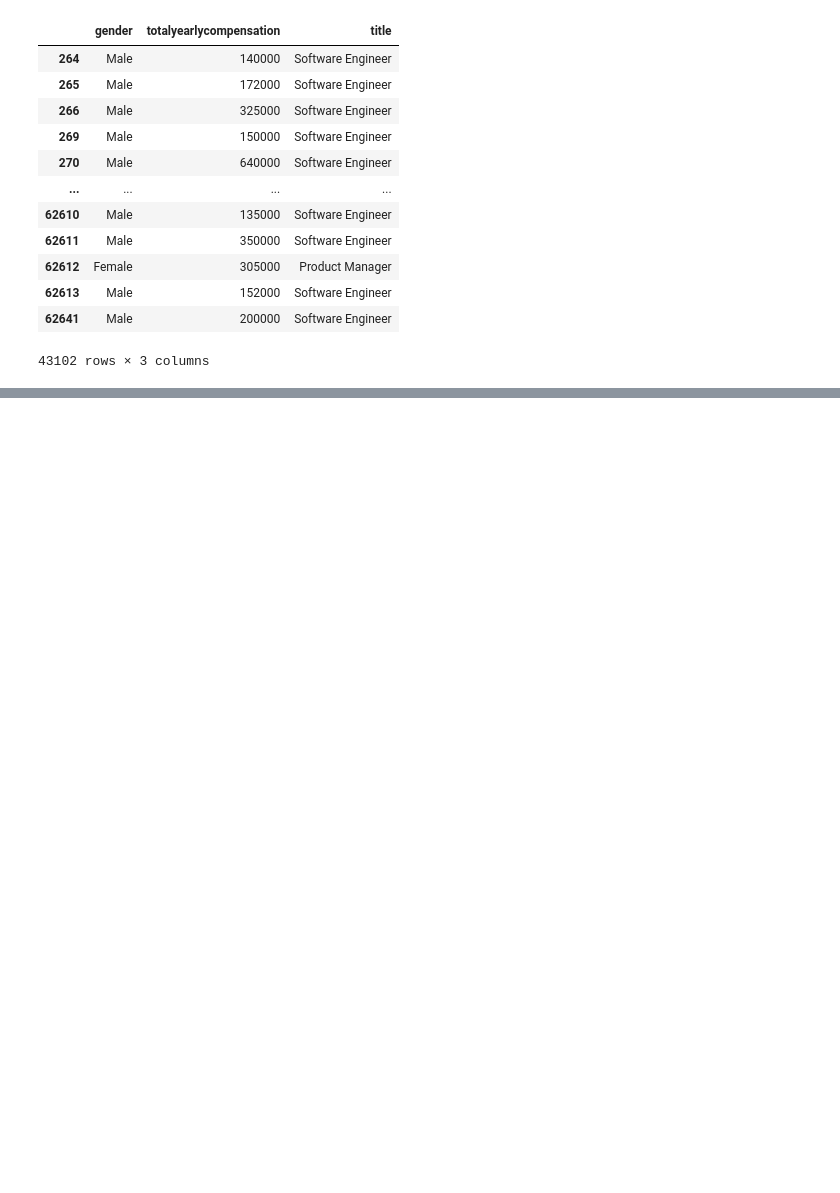
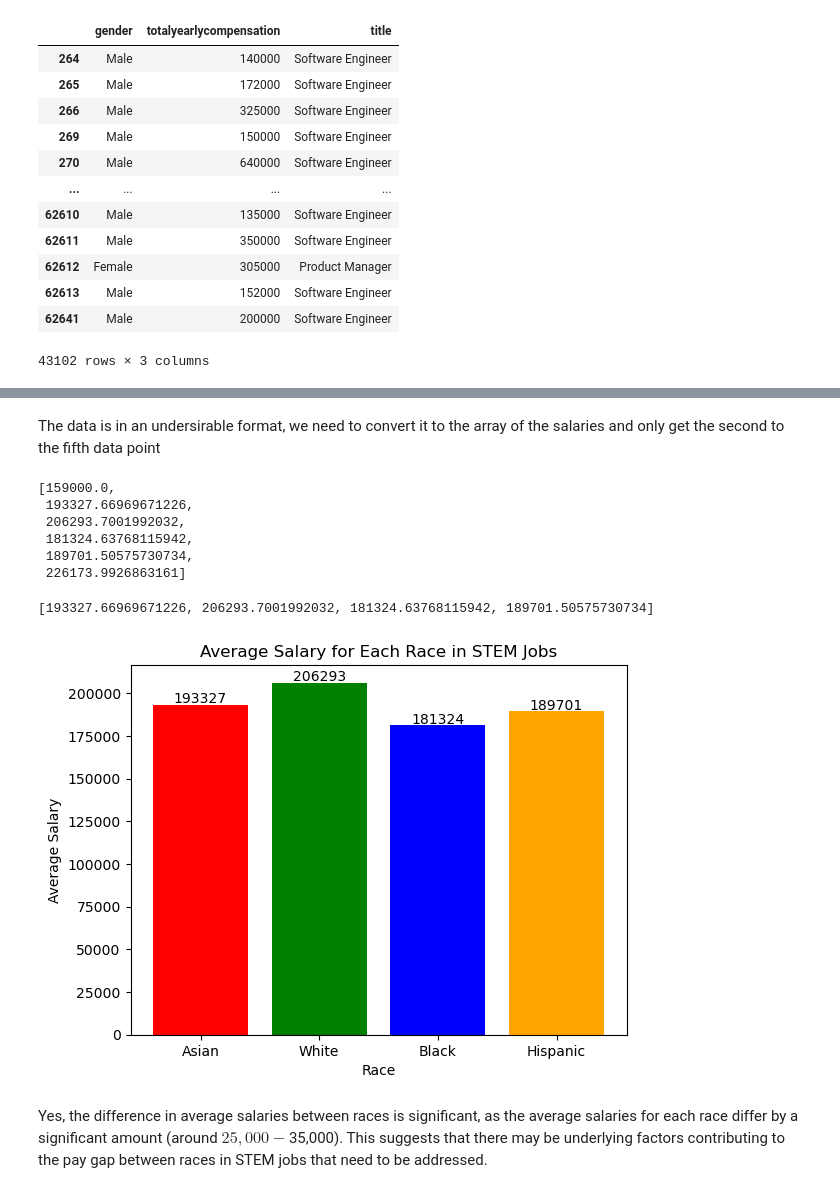
Before and after one commit to toanlc01/Data-Analysis-of-STEM-salary, a Jupyter notebook: stem-salary-analysis.ipynb, the cells around one changed output, grey strips where cells are left out. Cells and saved outputs as stored; diff of their text form; code cells hidden in the pictures; blank space fills up the shorter version.

Commit message:
Add the answer to second question

```diff
--- a/stem-salary-analysis.ipynb
+++ b/stem-salary-analysis.ipynb
@@ -106,0 +133,10 @@ After examining the bar chart, it is clear that there exists a pay gap between g
+# %%
+import pandas as pd
+import matplotlib.pyplot as plt
+
+# Filter the dataset to include only the relevant columns
+race_columns = ['totalyearlycompensation', 'Race_Asian', 'Race_White', 'Race_Black', 'Race_Hispanic']
+df_race = df[race_columns]
+
+# Calculate the average salary for each race
+race_salaries = df_race.groupby(['Race_Asian', 'Race_White', 'Race_Black', 'Race_Hispanic'])['totalyearlycompensation'].mean()
@@ -106,0 +154,4 @@ After examining the bar chart, it is clear that there exists a pay gap between g
+# %% [markdown]
+The data is in an undersirable format, we need to convert it to the array of the salaries and only get the second to the fifth data point
+# %%
+salaries_list = race_salaries.values.tolist()
@@ -106,0 +160,36 @@ After examining the bar chart, it is clear that there exists a pay gap between g
+# %%
+salaries_list
+# %% [output]
+[159000.0,
+ 193327.66969671226,
+ 206293.7001992032,
+ 181324.63768115942,
+ 189701.50575730734,
+ 226173.9926863161]
+# %%
+salaries = salaries_list[1: 5]
+# %%
+salaries
+# %% [output]
+[193327.66969671226, 206293.7001992032, 181324.63768115942, 189701.50575730734]
+# %%
+# a list of labels for each race
+race_labels = ['Asian', 'White', 'Black', 'Hispanic']
+
+# a list of colors for each race
+race_colors = ['red', 'green', 'blue', 'orange']
+
+# Add the number on top of each column
+for i, v in enumerate(salaries):
+    plt.text(i, v+1000, str(int(v)), ha='center')
+
+# Plot a bar chart to visualize the average salaries for each race
+plt.bar(race_labels, salaries, color = race_colors)
+plt.title('Average Salary for Each Race in STEM Jobs')
+plt.xlabel('Race')
+plt.ylabel('Average Salary')
+plt.show()
+# %% [output]
+[figure, added]
+# %% [markdown]
+Yes, the difference in average salaries between races is significant, as the average salaries for each race differ by a significant amount (around $25,000-$35,000). This suggests that there may be underlying factors contributing to the pay gap between races in STEM jobs that need to be addressed.
```
Also changed, not shown: parts of 27 cells of this notebook.
